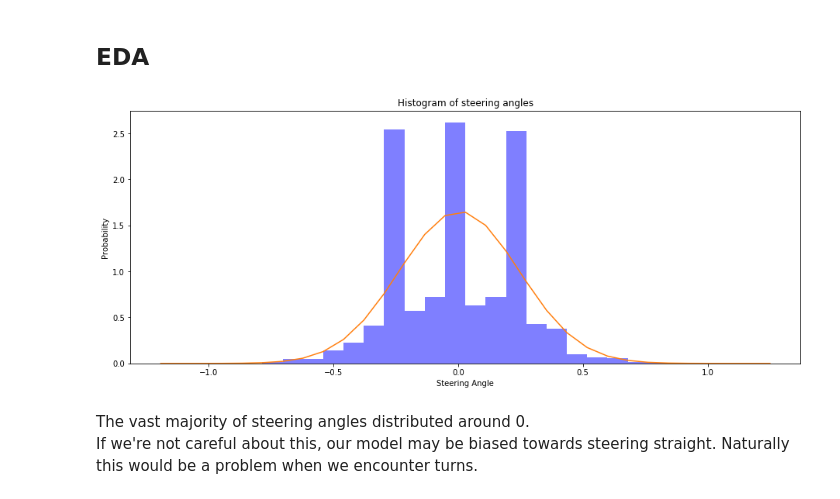
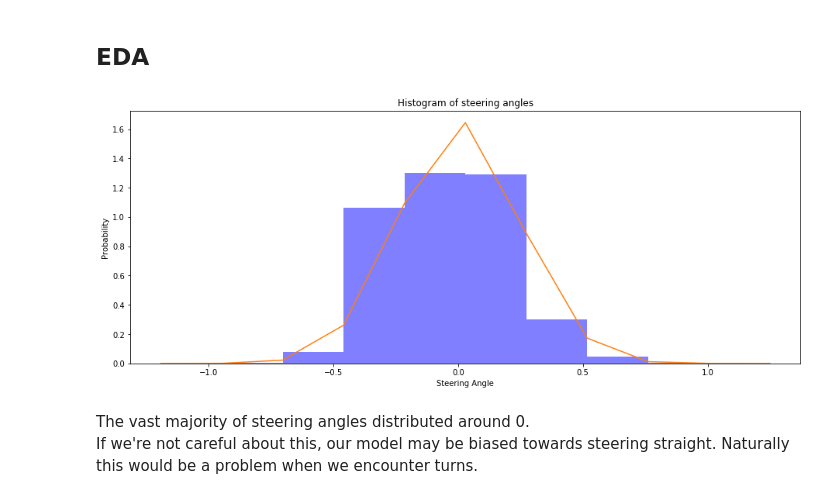
Before and after one commit to fqaiser94/CarND-Behavioral-Cloning-P3, a Jupyter notebook: model.ipynb, the cells around one changed output. Saved outputs shown, nothing was run; the diff lists cells and outputs as text; code cells hidden in the pictures.

```diff
--- a/model.ipynb
+++ b/model.ipynb
@@ -93,25 +95,25 @@ tidy_data.head()
 # %% [markdown]
 ## EDA
 # %%
-num_bins = 30
+num_bins = 10
 # the histogram of the data
 n, bins, patches = plt.hist(tidy_data.steering_angle, num_bins, normed=1, facecolor='blue', alpha=0.5)
 
 # add a 'best fit' line
 mu = np.mean(tidy_data.steering_angle)
 sigma = np.std(tidy_data.steering_angle)
 y = mlab.normpdf(bins, mu, sigma)
 
 plt.plot(bins, y)
 plt.xlabel('Steering Angle')
 plt.ylabel('Probability')
 plt.title('Histogram of steering angles')
 
 # Tweak spacing to prevent clipping of ylabel
 plt.subplots_adjust(left=0.15)
 plt.show()
 # %% [output]
-[figure, old version]
+[figure, new version]
 # %% [markdown]
 The vast majority of steering angles distributed around 0.
 If we're not careful about this, our model may be biased towards steering straight. Naturally this would be a problem when we encounter turns.
```
Also changed, not shown: parts of 9 cells of this notebook.
